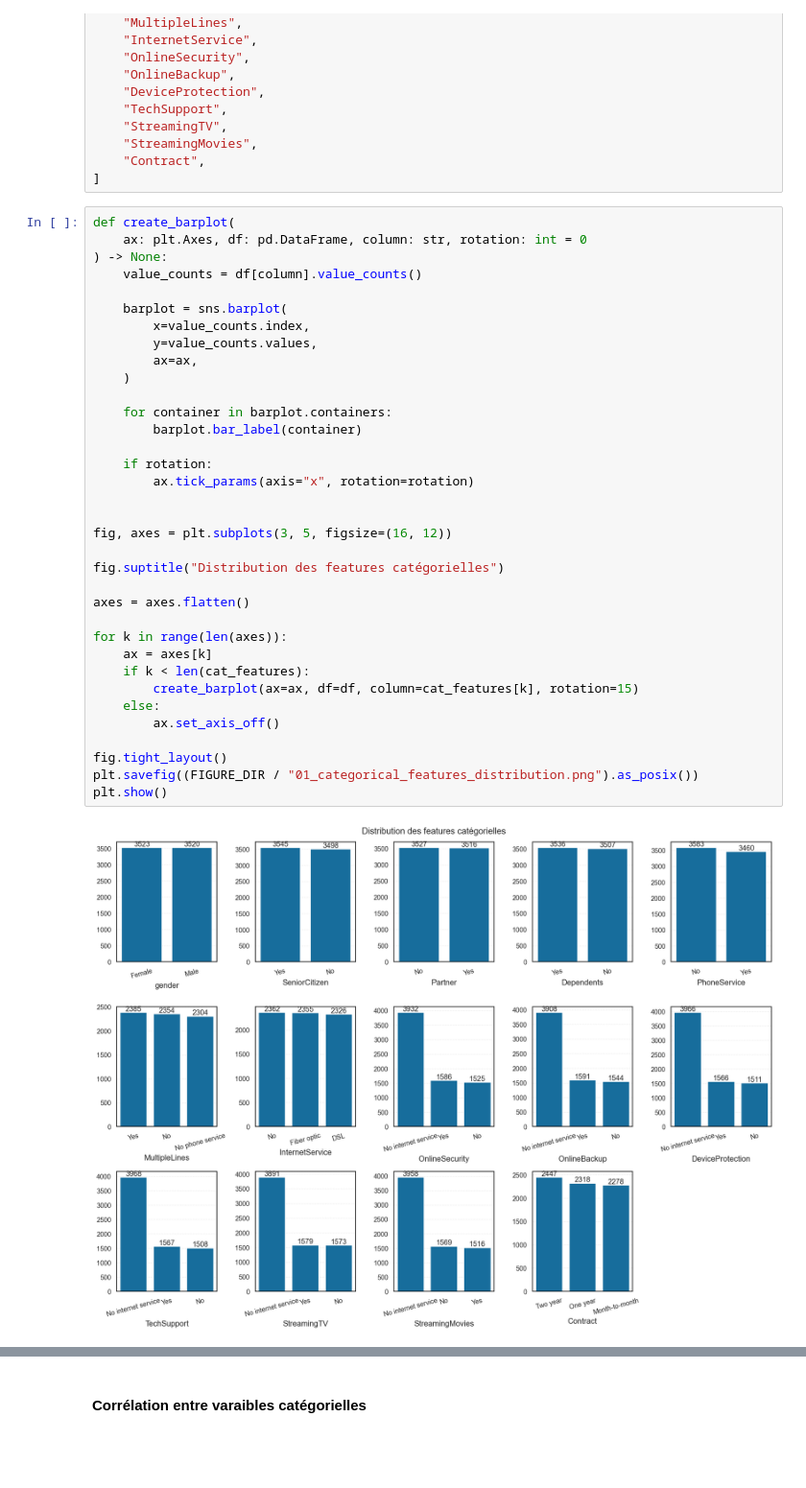
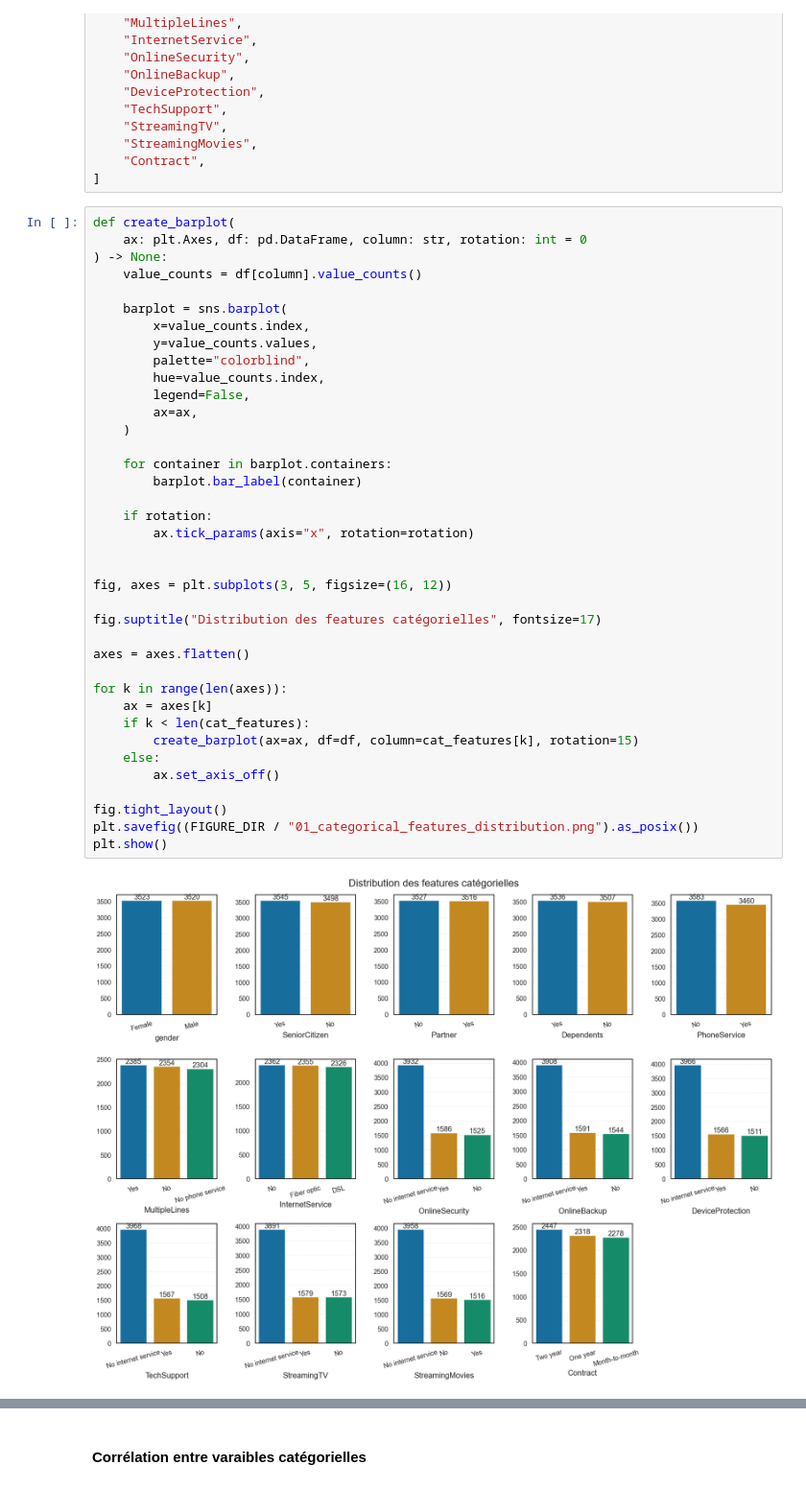
Before and after one commit to DamienDESSAUX-M2i/DESSAUX_Damien_ECF3, a Jupyter notebook: notebooks/01_EDA.ipynb, the cells around one changed output, grey strips where cells are left out. Shown at 96% size. Saved outputs shown, nothing was run; the diff lists cells and outputs as text; blank space fills up the shorter version.

```diff
--- a/notebooks/01_EDA.ipynb
+++ b/notebooks/01_EDA.ipynb
@@ -127,34 +128,37 @@ def create_barplot(
 
     barplot = sns.barplot(
         x=value_counts.index,
         y=value_counts.values,
+        palette="colorblind",
+        hue=value_counts.index,
+        legend=False,
         ax=ax,
     )
 
     for container in barplot.containers:
         barplot.bar_label(container)
 
     if rotation:
         ax.tick_params(axis="x", rotation=rotation)
 
 
 fig, axes = plt.subplots(3, 5, figsize=(16, 12))
 
-fig.suptitle("Distribution des features catégorielles")
+fig.suptitle("Distribution des features catégorielles", fontsize=17)
 
 axes = axes.flatten()
 
 for k in range(len(axes)):
     ax = axes[k]
     if k < len(cat_features):
         create_barplot(ax=ax, df=df, column=cat_features[k], rotation=15)
     else:
         ax.set_axis_off()
 
 fig.tight_layout()
 plt.savefig((FIGURE_DIR / "01_categorical_features_distribution.png").as_posix())
 plt.show()
 # %% [output]
-[figure, old version]
+[figure, new version]
 # %% [markdown]
 Observations :
```
Also changed, not shown: parts of 25 cells of this notebook, 9 other files.
